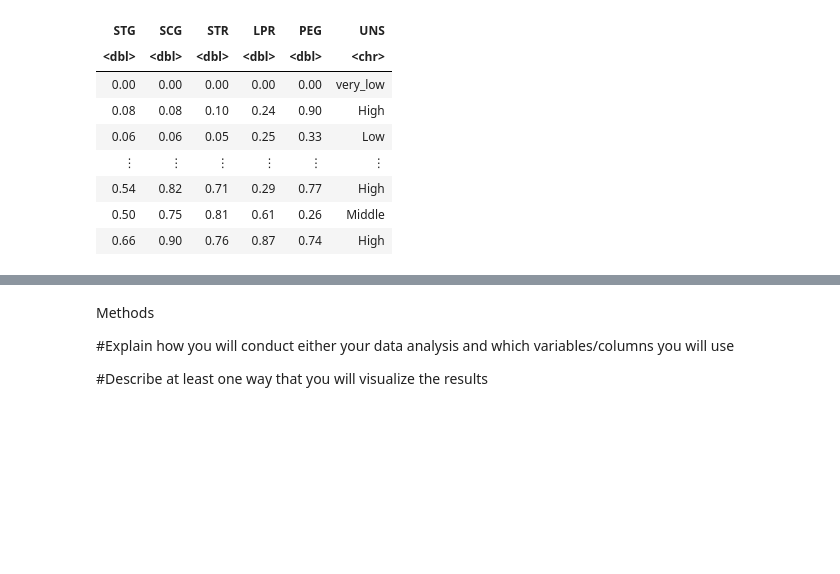
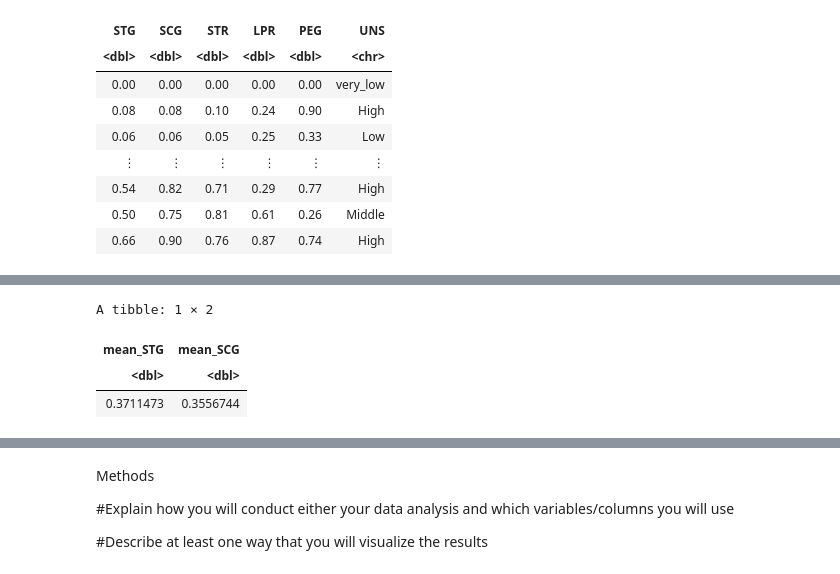
Before and after one commit to Anson-Chan-HK/DSCI-100-2023S1-4-PROJECT, a Jupyter notebook: proposal_project.ipynb, the cells around one changed output, grey strips where cells are left out. Cells and saved outputs as stored; diff of their text form; code cells hidden in the pictures; blank space fills up the shorter version.

```diff
--- a/proposal_project.ipynb
+++ b/proposal_project.ipynb
@@ -51,2 +69,11 @@ A tibble: 258 × 6
 # %%
-#summarize the data (eg mean, standard deviation, number of observations)
+#summarize the data (mean)
+modeling_data_summarize <- summarize(modeling_data_selected,
+                                     mean_STG = mean(STG),
+                                    mean_SCG = mean(SCG))
+modeling_data_summarize
+# %% [output]
+A tibble: 1 × 2
+| mean_STG | mean_SCG |
+| <dbl> | <dbl> |
+| 0.3711473 | 0.3556744 |
```
Also changed, not shown: parts of 7 cells of this notebook.
